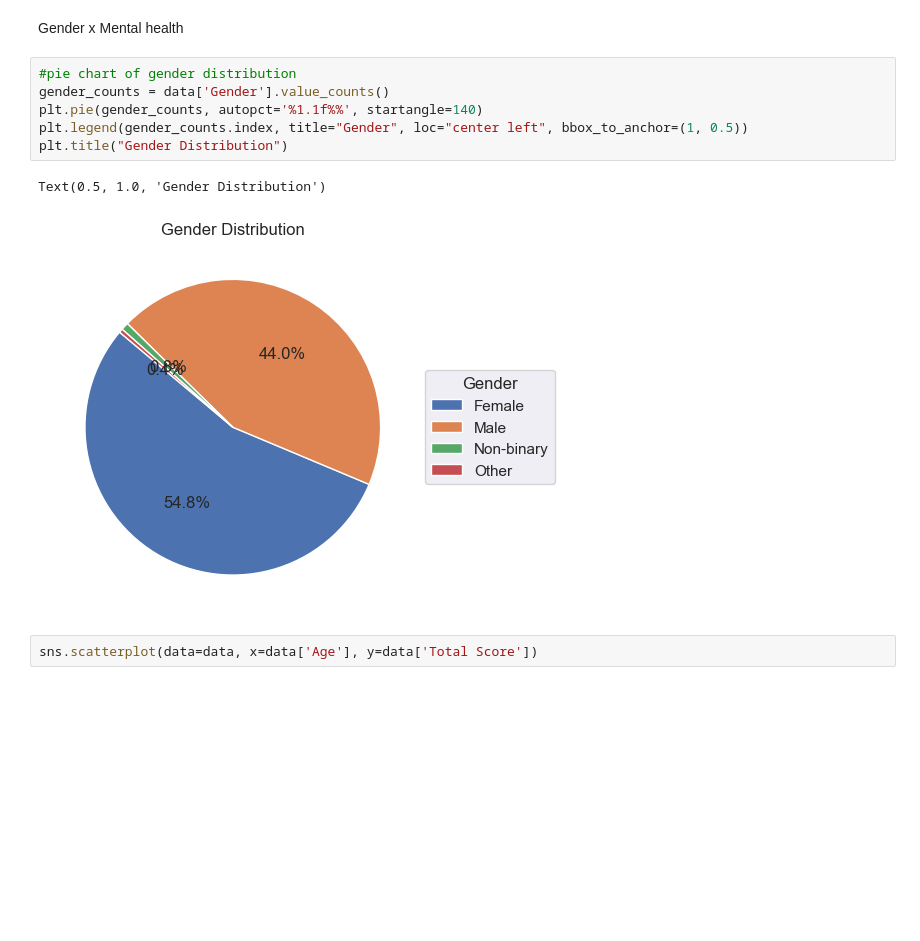
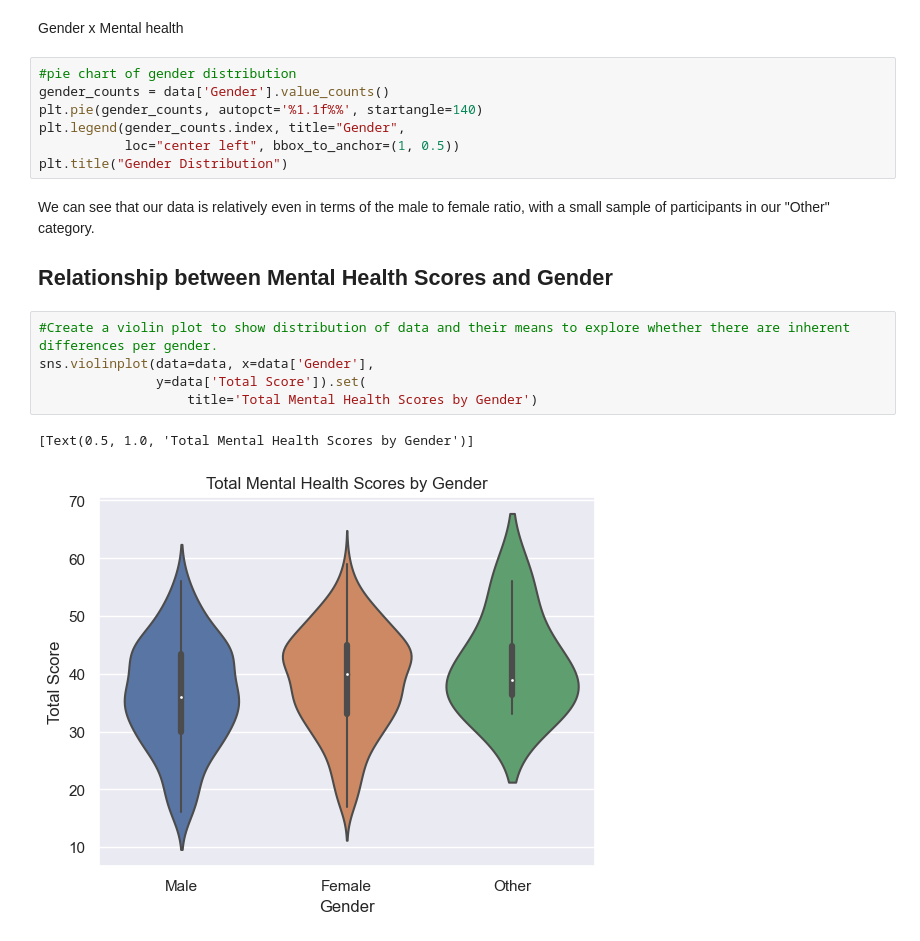
Before and after one commit to allygee/smmh_project, a Jupyter notebook: Social Media Mental Heallth Notebook.ipynb, the cells around one changed output. Drawn from its saved outputs; the diff is of its cells as text; blank space fills up the shorter version.

```diff
--- a/Social Media Mental Heallth Notebook.ipynb
+++ b/Social Media Mental Heallth Notebook.ipynb
@@ -347,10 +348,18 @@ Gender x Mental health
 #pie chart of gender distribution
 gender_counts = data['Gender'].value_counts()
 plt.pie(gender_counts, autopct='%1.1f%%', startangle=140)
-plt.legend(gender_counts.index, title="Gender", loc="center left", bbox_to_anchor=(1, 0.5))
+plt.legend(gender_counts.index, title="Gender",
+           loc="center left", bbox_to_anchor=(1, 0.5))
 plt.title("Gender Distribution")
-# %% [output]
-Text(0.5, 1.0, 'Gender Distribution')
-[figure, removed]
-# %%
-sns.scatterplot(data=data, x=data['Age'], y=data['Total Score'])
+# %% [markdown]
+We can see that our data is relatively even in terms of the male to female ratio, with a small sample of participants in our "Other" category.
+
+## Relationship between Mental Health Scores and Gender
+# %%
+#Create a violin plot to show distribution of data and their means to explore whether there are inherent differences per gender.
+sns.violinplot(data=data, x=data['Gender'],
+               y=data['Total Score']).set(
+                   title='Total Mental Health Scores by Gender')
+# %% [output]
+[Text(0.5, 1.0, 'Total Mental Health Scores by Gender')]
+[figure, added]
```
Also changed, not shown: parts of 5 cells of this notebook.
